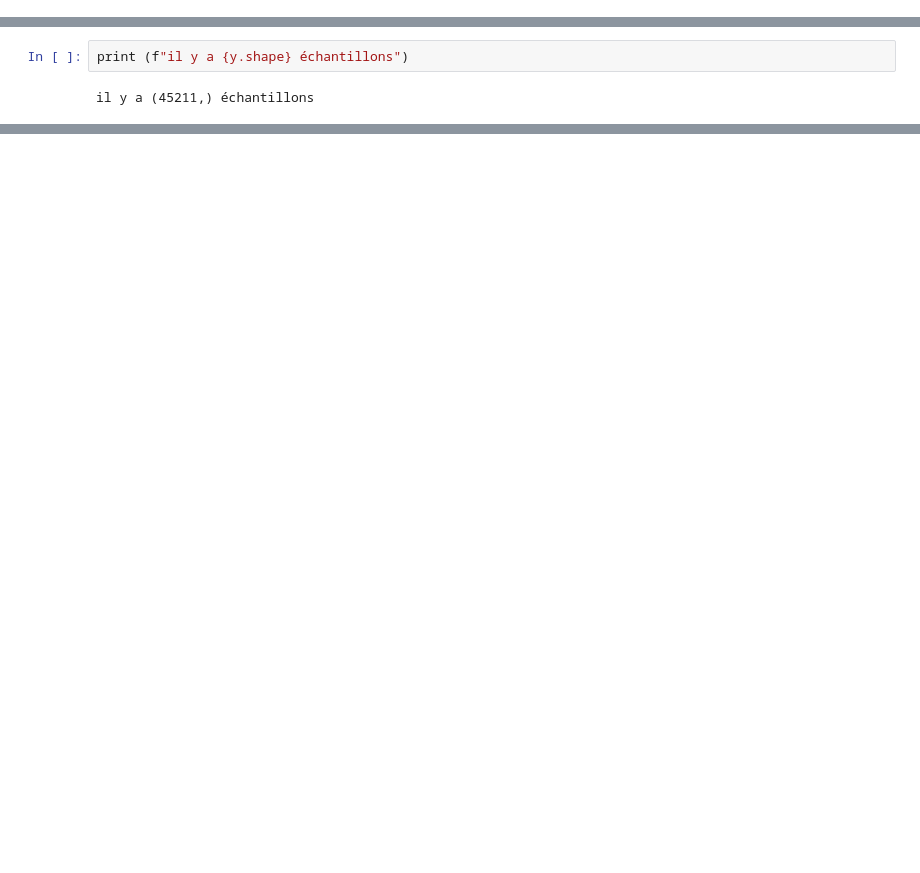
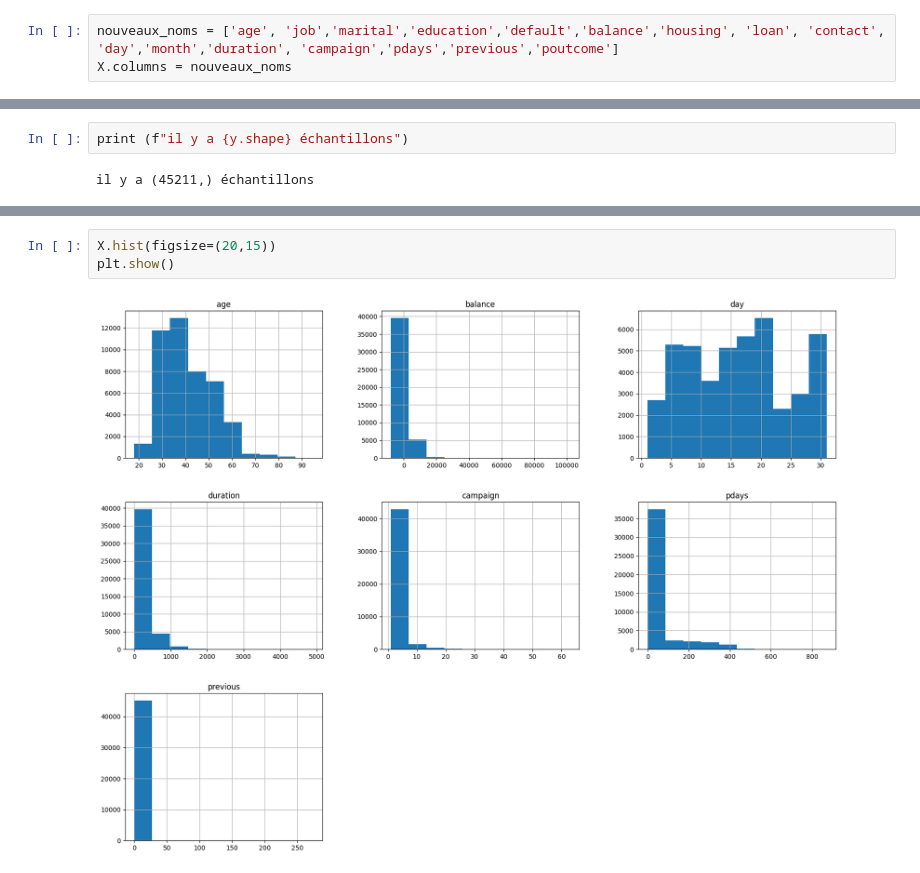
Before and after one commit to MaxenceAr/Projet_AAA, a Jupyter notebook: Projet_AAA_ARHOUL_REVEL.ipynb, the cells around one changed output, grey strips where cells are left out. Cells and saved outputs as stored; diff of their text form; blank space fills up the shorter version.

```diff
--- a/Projet_AAA_ARHOUL_REVEL.ipynb
+++ b/Projet_AAA_ARHOUL_REVEL.ipynb
@@ -61,0 +102,3 @@ X.head()
+# %%
+nouveaux_noms = ['age', 'job','marital','education','default','balance','housing', 'loan', 'contact', 'day','month','duration', 'campaign','pdays','previous','poutcome']
+X.columns = nouveaux_noms
@@ -65,0 +252,5 @@ il y a (45211,) échantillons
+# %%
+X.hist(figsize=(20,15))
+plt.show()
+# %% [output]
+[figure, added]
```
Also changed, not shown: parts of 15 cells of this notebook.
